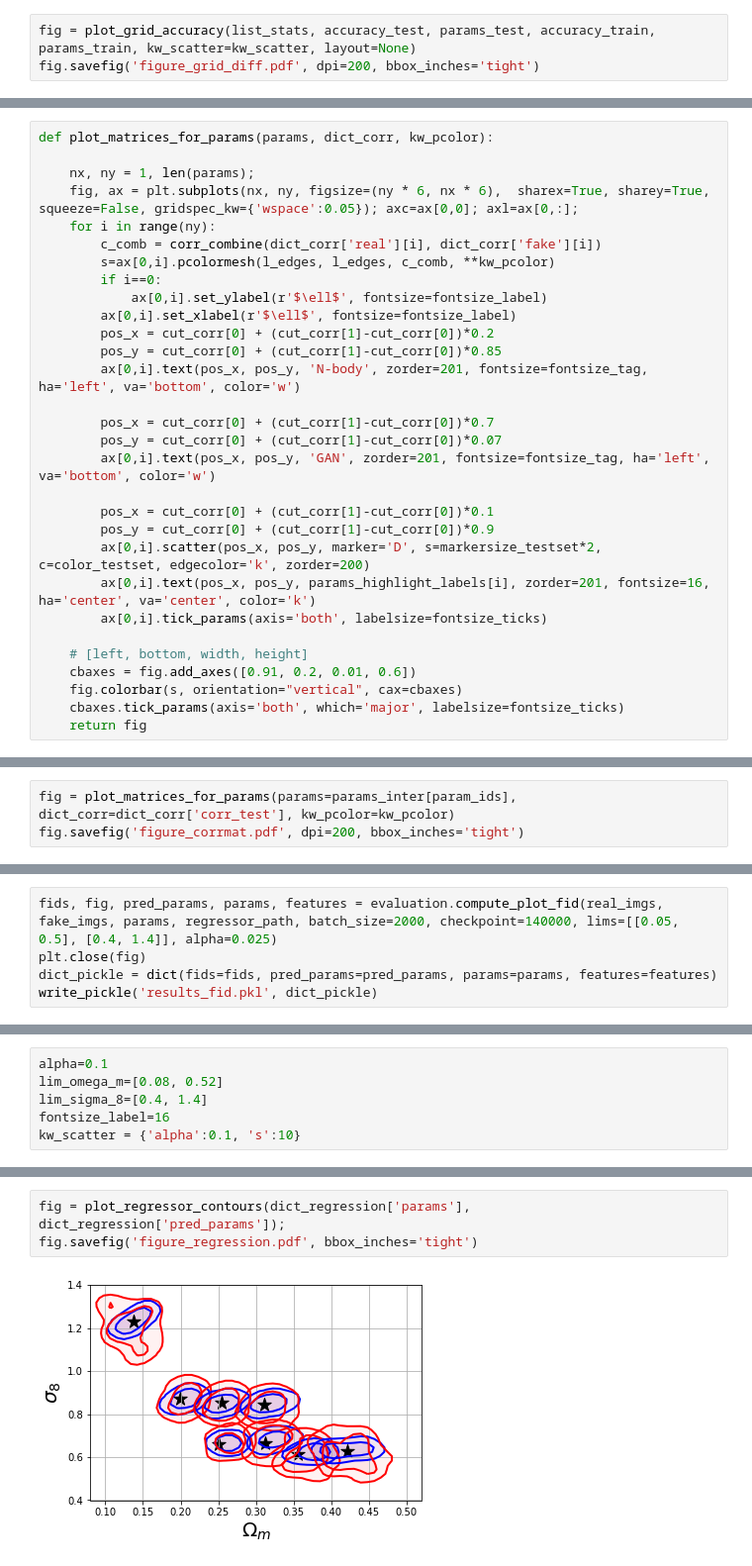
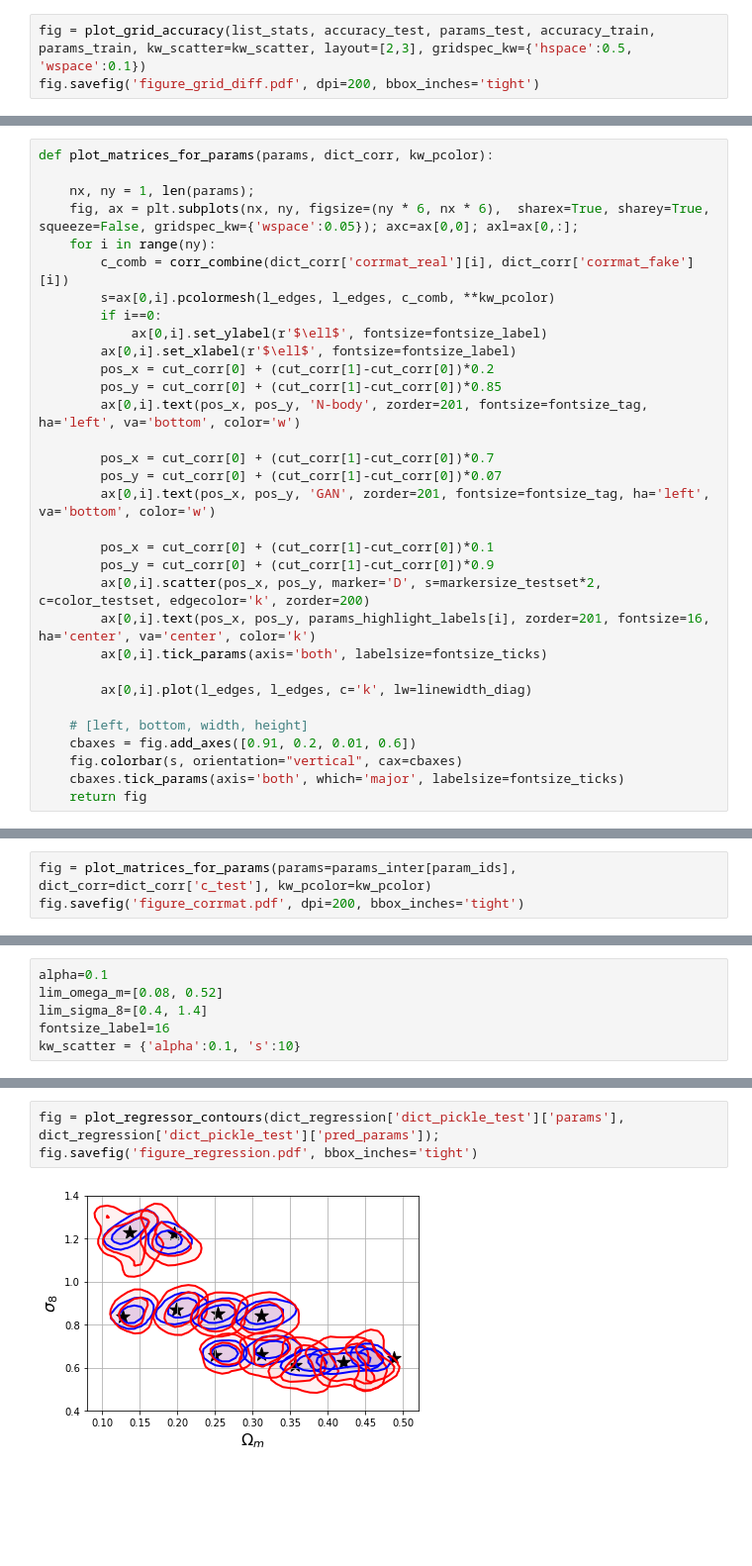
Before and after one commit to nperraud/darkmattergan, a Jupyter notebook: cwgan_notebooks/paper_plots_journal.ipynb, the cells around one changed output, grey strips where cells are left out. Shown at 99% size. Cells and saved outputs as stored; diff of their text form; blank space fills up the shorter version.

```diff
--- a/cwgan_notebooks/paper_plots_journal.ipynb
+++ b/cwgan_notebooks/paper_plots_journal.ipynb
@@ -850,4 +1059,4 @@ kw_scatter = dict(edgecolor='k', zorder=100)
 # %%
-fig = plot_grid_accuracy(list_stats, accuracy_test, params_test, accuracy_train, params_train, kw_scatter=kw_scatter, layout=None)
+fig = plot_grid_accuracy(list_stats, accuracy_test, params_test, accuracy_train, params_train, kw_scatter=kw_scatter, layout=[2,3], gridspec_kw={'hspace':0.5, 'wspace':0.1})
 fig.savefig('figure_grid_diff.pdf', dpi=200, bbox_inches='tight')
 # %% [output]
@@ -863,7 +1072,7 @@ def plot_matrices_for_params(params, dict_corr, kw_pcolor):
     nx, ny = 1, len(params);
     fig, ax = plt.subplots(nx, ny, figsize=(ny * 6, nx * 6),  sharex=True, sharey=True, squeeze=False, gridspec_kw={'wspace':0.05}); axc=ax[0,0]; axl=ax[0,:];
     for i in range(ny):
-        c_comb = corr_combine(dict_corr['real'][i], dict_corr['fake'][i])
+        c_comb = corr_combine(dict_corr['corrmat_real'][i], dict_corr['corrmat_fake'][i])
         s=ax[0,i].pcolormesh(l_edges, l_edges, c_comb, **kw_pcolor)
         if i==0:
             ax[0,i].set_ylabel(r'$\ell$', fontsize=fontsize_label)
@@ -882,6 +1091,8 @@ def plot_matrices_for_params(params, dict_corr, kw_pcolor):
         ax[0,i].text(pos_x, pos_y, params_highlight_labels[i], zorder=201, fontsize=16, ha='center', va='center', color='k')
         ax[0,i].tick_params(axis='both', labelsize=fontsize_ticks)
 
+        ax[0,i].plot(l_edges, l_edges, c='k', lw=linewidth_diag)
+
     # [left, bottom, width, height]
     cbaxes = fig.add_axes([0.91, 0.2, 0.01, 0.6])
     fig.colorbar(s, orientation="vertical", cax=cbaxes)
@@ -904,6 +1121,6 @@ dataset = load.load_params_dataset(filename=dataset_test_name, batch=N, sorted=T
 params_test = dataset.get_different_params()
 kw_pcolor = {'cmap':plt.cm.viridis, 'vmin':0.4, 'vmax':1, 'rasterized':True}
 # %%
-fig = plot_matrices_for_params(params=params_inter[param_ids], dict_corr=dict_corr['corr_test'], kw_pcolor=kw_pcolor)
+fig = plot_matrices_for_params(params=params_inter[param_ids], dict_corr=dict_corr['c_test'], kw_pcolor=kw_pcolor)
 fig.savefig('figure_corrmat.pdf', dpi=200, bbox_inches='tight')
 # %% [output]
@@ -950,5 +1151,0 @@ regressor_path = '../../../upscaleGAN/saved_results/Regressor/Kids_Regressor_128
-# %%
-fids, fig, pred_params, params, features = evaluation.compute_plot_fid(real_imgs, fake_imgs, params, regressor_path, batch_size=2000, checkpoint=140000, lims=[[0.05, 0.5], [0.4, 1.4]], alpha=0.025)
-plt.close(fig)
-dict_pickle = dict(fids=fids, pred_params=pred_params, params=params, features=features)
-write_pickle('results_fid.pkl', dict_pickle)
@@ -1004,5 +1228,5 @@ def plot_regressor_contours(params, pred_params):
 # %%
-fig = plot_regressor_contours(dict_regression['params'], dict_regression['pred_params']);
+fig = plot_regressor_contours(dict_regression['dict_pickle_test']['params'], dict_regression['dict_pickle_test']['pred_params']);
 fig.savefig('figure_regression.pdf', bbox_inches='tight')
 # %% [output]
-[figure, old version]
+[figure, new version]
```
Also changed, not shown: parts of 71 cells of this notebook, 2 other files.
